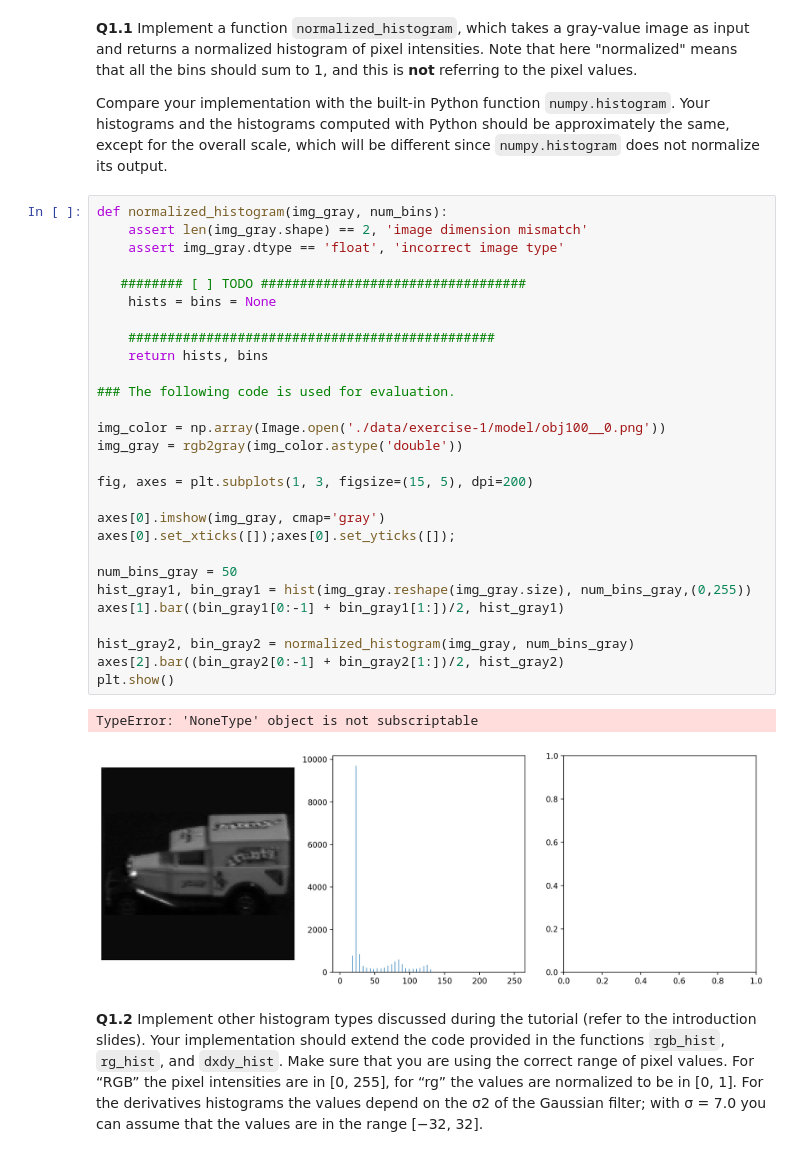
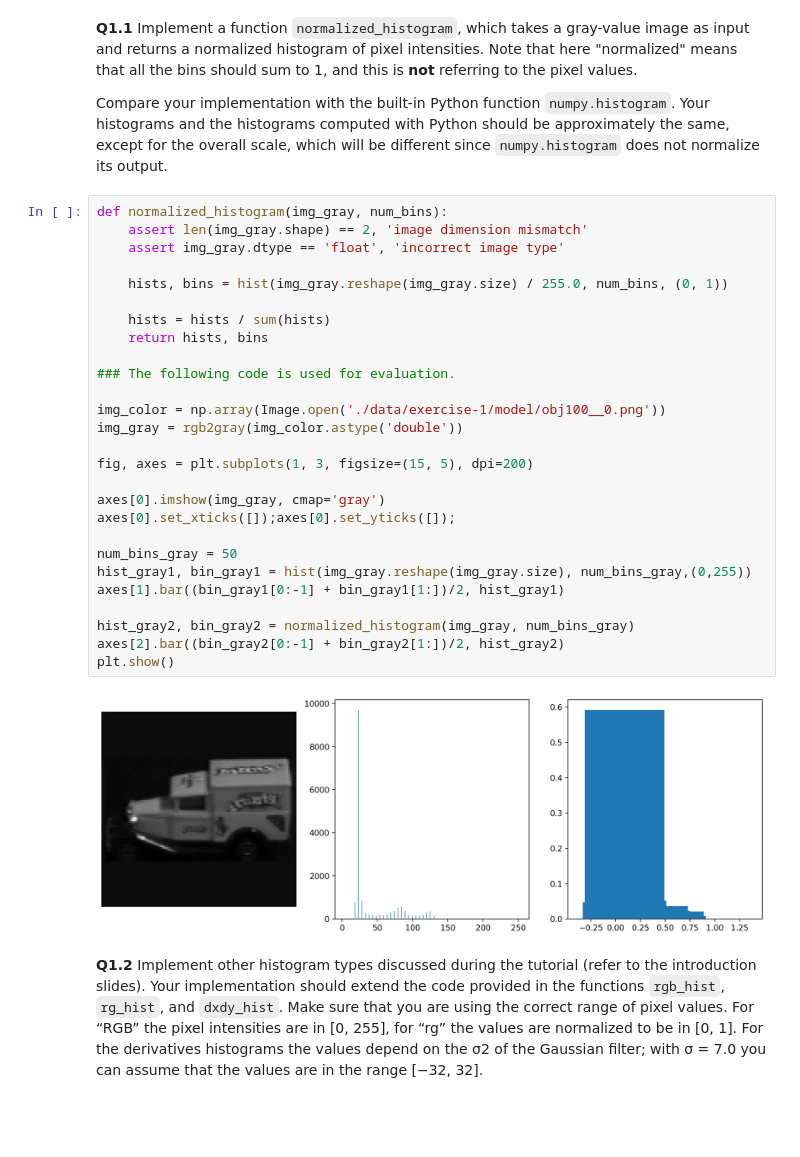
Before and after one commit to dhimitriosduka1/hlcv, a Jupyter notebook: Assignment_1/exercise-1-Part1.ipynb, the cells around one changed output. Saved outputs shown, nothing was run; the diff lists cells and outputs as text; blank space fills up the shorter version.

```diff
--- a/Assignment_1/exercise-1-Part1.ipynb
+++ b/Assignment_1/exercise-1-Part1.ipynb
@@ -194,34 +188,32 @@ Compare your implementation with the built-in Python function `numpy.histogram`.
 # %%
 def normalized_histogram(img_gray, num_bins):
     assert len(img_gray.shape) == 2, 'image dimension mismatch'
     assert img_gray.dtype == 'float', 'incorrect image type'
 
-   ######## [ ] TODO ##################################
-    hists = bins = None
+    hists, bins = hist(img_gray.reshape(img_gray.size) / 255.0, num_bins, (0, 1))
 
-    ###############################################
+    hists = hists / sum(hists)
     return hists, bins
 
 ### The following code is used for evaluation.
 
 img_color = np.array(Image.open('./data/exercise-1/model/obj100__0.png'))
 img_gray = rgb2gray(img_color.astype('double'))
 
 fig, axes = plt.subplots(1, 3, figsize=(15, 5), dpi=200)
 
 axes[0].imshow(img_gray, cmap='gray')
 axes[0].set_xticks([]);axes[0].set_yticks([]);
 
 num_bins_gray = 50
 hist_gray1, bin_gray1 = hist(img_gray.reshape(img_gray.size), num_bins_gray,(0,255))
 axes[1].bar((bin_gray1[0:-1] + bin_gray1[1:])/2, hist_gray1)
 
 hist_gray2, bin_gray2 = normalized_histogram(img_gray, num_bins_gray)
 axes[2].bar((bin_gray2[0:-1] + bin_gray2[1:])/2, hist_gray2)
 plt.show()
 # %% [output]
-TypeError: 'NoneType' object is not subscriptable
-[figure, old version]
+[figure, new version]
 # %% [markdown]
 **Q1.2** Implement other histogram types discussed during the tutorial (refer to the introduction slides). Your implementation should extend the code provided in the functions `rgb_hist`, `rg_hist`, and `dxdy_hist`. Make sure that you are using the correct range of pixel values. For “RGB” the pixel intensities are in \[0, 255\], for “rg” the values are normalized to be in \[0, 1\]. For the derivatives histograms the values depend on the σ2 of the Gaussian filter; with σ = 7.0 you can assume that the values are in the range \[−32, 32\].
 # %%
```
Also changed, not shown: parts of 2 cells of this notebook.
